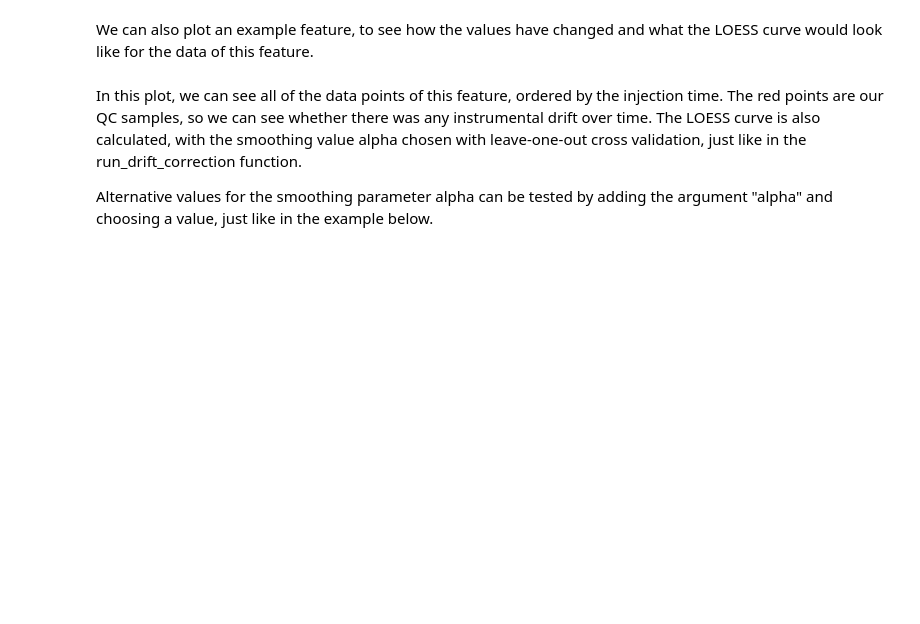
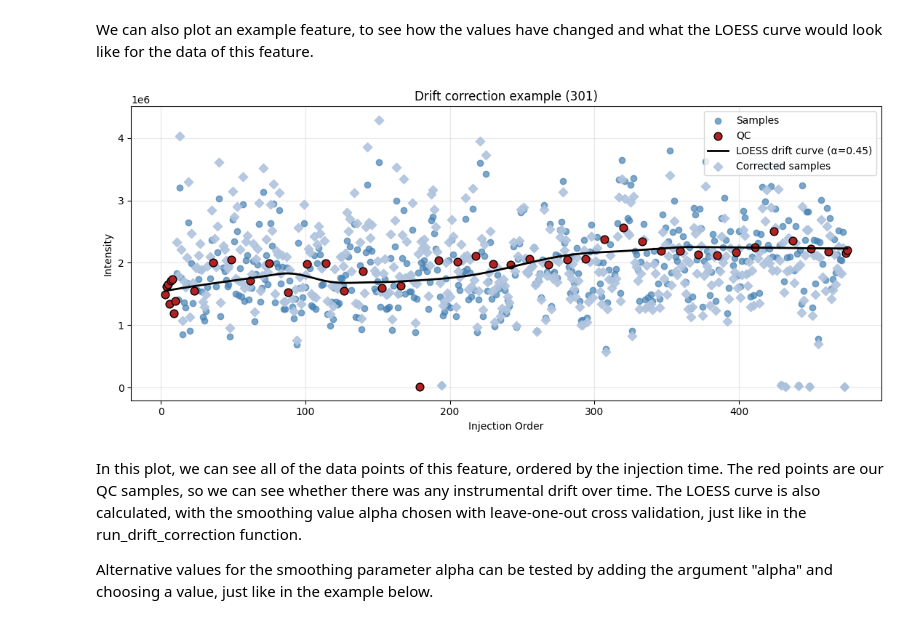
Before and after one commit to Multiomics-Analytics-Group/acore, a Jupyter notebook: docs/api_examples/drift_correction.ipynb, the cells around one changed output. Cells and saved outputs as stored; diff of their text form; code cells hidden in the pictures; blank space fills up the shorter version.

```diff
--- a/docs/api_examples/drift_correction.ipynb
+++ b/docs/api_examples/drift_correction.ipynb
@@ -227,7 +222,7 @@ data_path = (
     "refs/heads/main/"
 )
 
-df = pd.read_csv(
+df_original = pd.read_csv(
     "../../example_data/DidacMauricio_hilic/DM_FIS2018_Hilic_pos_results2023_filled_imputed.csv",
     index_col=0,
 )
@@ -237,0 +250,5 @@ df
+# %%
+df = df_original.T
+df = df.drop(
+    ["Qidx", "SOIidx", "rtmed", "start", "end", "mass", "MaxInt", "formula", "anot"]
+)
@@ -270,7 +317,7 @@ features that have too many missing values in the QC samples.
 First, we can create a dictionary for our sample names, ordering them
 into groups, to make the upcoming function call easier.
 # %%
-column_list = list(df.columns.values)
+column_list = list(df_original.columns.values)
 sample_cols = []
 qc_cols = []
 for col in column_list:
@@ -326,11 +463,13 @@ and what the LOESS curve would look like for the data of this feature.
 # %%
 plot_loess_example_curve(
     df=df,
     feature_idx=300,
-    sample_cols=sample_cols,
-    qc_cols=qc_cols,
+    samples=sample_cols,
+    qcs=qc_cols,
     sample_order=sample_order,
 )
+# %% [output]
+[figure, added]
 # %% [markdown]
 In this plot, we can see all of the data points of this feature, ordered by the
 injection time. The red points are our QC samples, so we can see whether there was any
```
Also changed, not shown: parts of 21 cells of this notebook.
